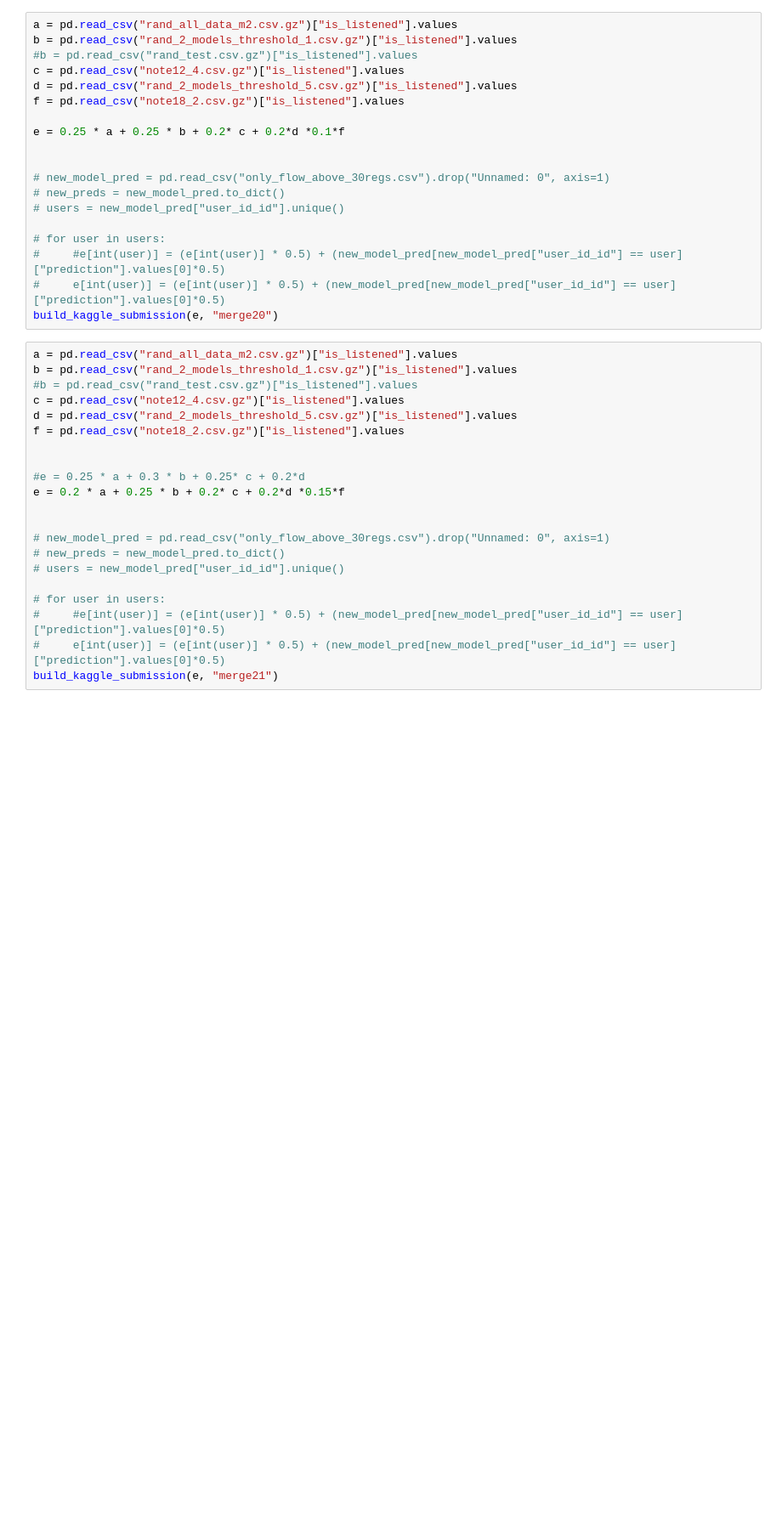
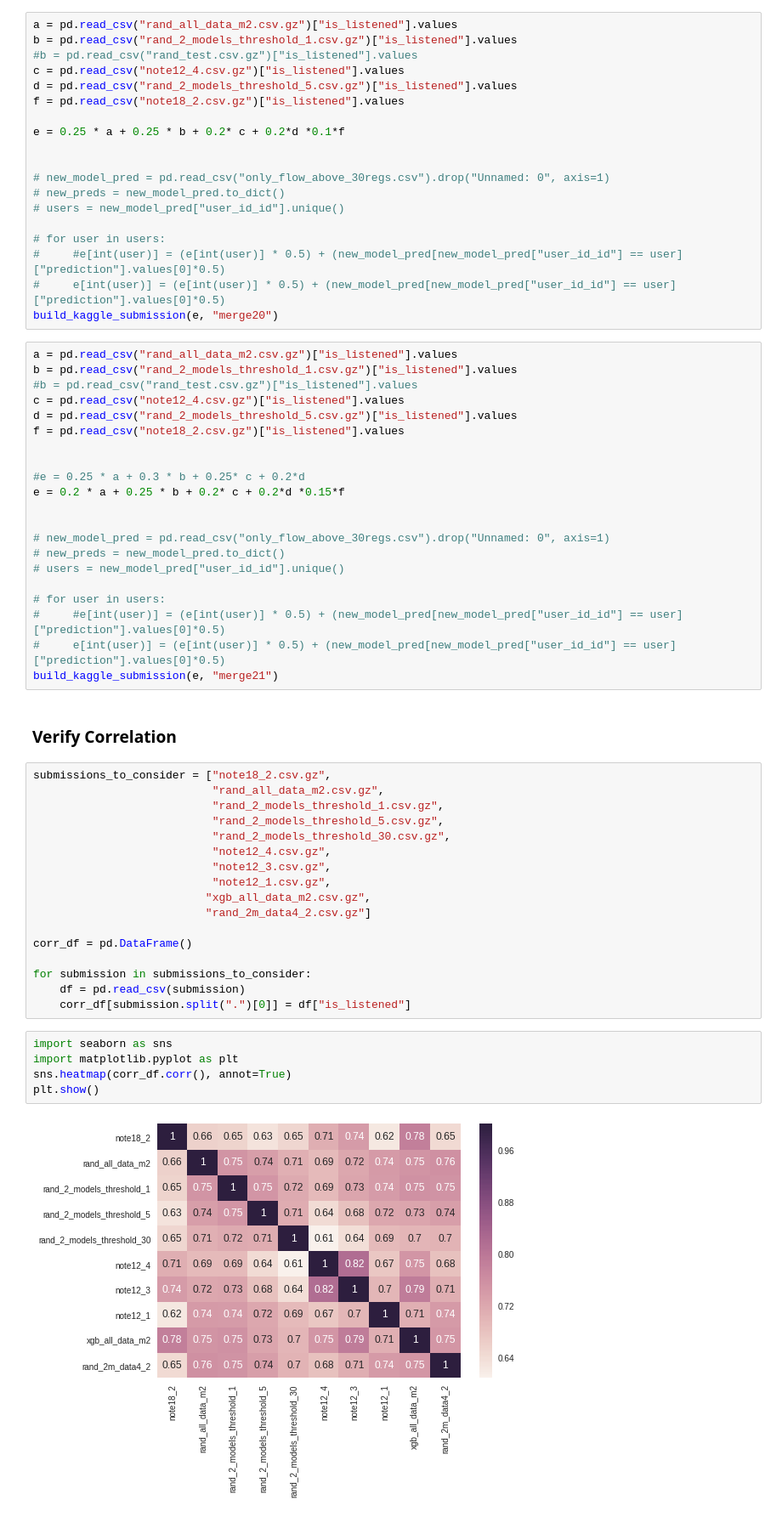
Before and after one commit to wandersoncferreira/DataScienceGame2017, a Jupyter notebook: moneda/Merge Submissions.ipynb, the cells around one changed output. Shown: that part at 85% size. Drawn from its saved outputs; the diff is of its cells as text; blank space fills up the shorter version.

```diff
--- a/moneda/Merge Submissions.ipynb
+++ b/moneda/Merge Submissions.ipynb
@@ -288,3 +288,29 @@ e = 0.2 * a + 0.25 * b + 0.2* c + 0.2*d *0.15*f
 #     #e[int(user)] = (e[int(user)] * 0.5) + (new_model_pred[new_model_pred["user_id_id"] == user]["prediction"].values[0]*0.5)
 #     e[int(user)] = (e[int(user)] * 0.5) + (new_model_pred[new_model_pred["user_id_id"] == user]["prediction"].values[0]*0.5)
 build_kaggle_submission(e, "merge21")
+# %% [markdown]
+### Verify Correlation
+# %%
+submissions_to_consider = ["note18_2.csv.gz",
+                           "rand_all_data_m2.csv.gz",
+                           "rand_2_models_threshold_1.csv.gz",
+                           "rand_2_models_threshold_5.csv.gz",
+                           "rand_2_models_threshold_30.csv.gz",
+                           "note12_4.csv.gz",
+                           "note12_3.csv.gz",
+                           "note12_1.csv.gz",
+                          "xgb_all_data_m2.csv.gz",
+                          "rand_2m_data4_2.csv.gz"]
+
+corr_df = pd.DataFrame()
+
+for submission in submissions_to_consider:
+    df = pd.read_csv(submission)
+    corr_df[submission.split(".")[0]] = df["is_listened"]
+# %%
+import seaborn as sns
+import matplotlib.pyplot as plt
+sns.heatmap(corr_df.corr(), annot=True)
+plt.show()
+# %% [output]
+[figure, added]
```
Also changed, not shown: parts of 4 cells of this notebook.
